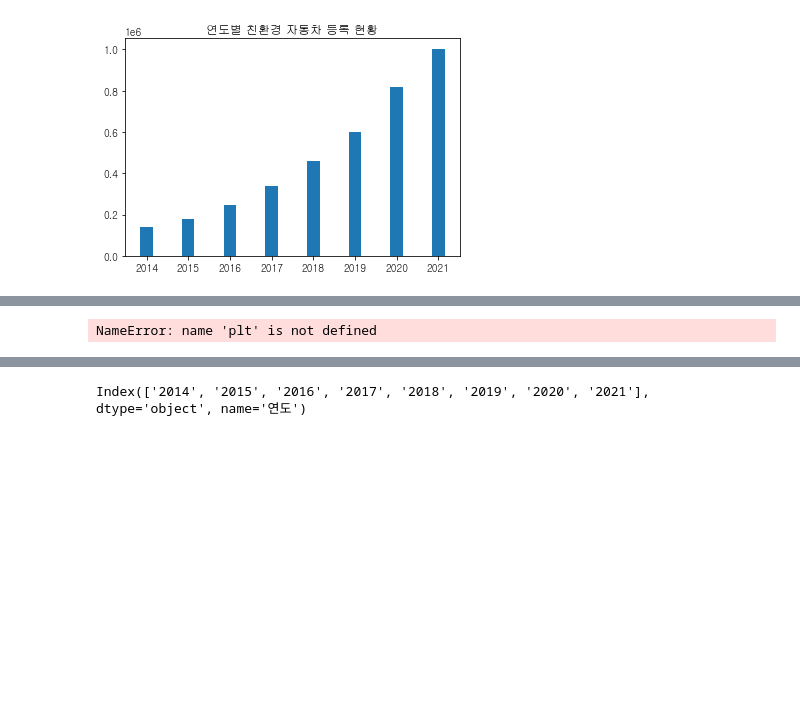
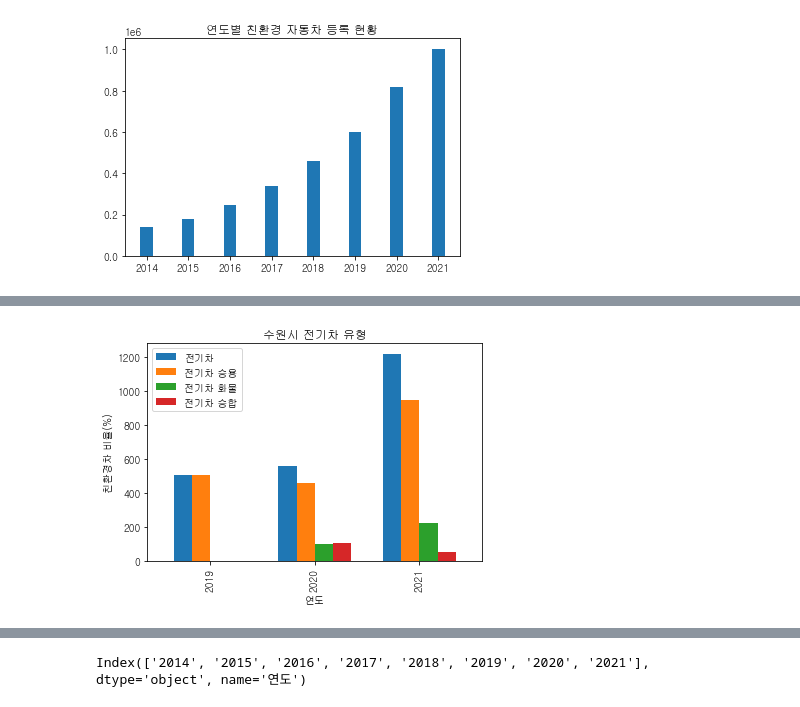
Before and after one commit to kwonkai/juno1412, a Jupyter notebook: 수원 전기차 충전소/data.ipynb, the cells around one changed output, grey strips where cells are left out. Cells and saved outputs as stored; diff of their text form; code cells hidden in the pictures; blank space fills up the shorter version.

```diff
--- a/수원 전기차 충전소/data.ipynb
+++ b/수원 전기차 충전소/data.ipynb
@@ -191,18 +180,0 @@ all_df
-# %%
-label = ['2019', '2020', '2021']
-
-plt.bar(label, suwon1['전기차'])
-for i, v in enumerate(x):
-    plt.text(v, y[i], y[i],
-             fontsize = 9,
-             color='blue',
-             horizontalalignment='center',
-             verticalalignment='bottom')
-
-plt.show()
-plt.title("수원시 전기차 등록 현황")
-plt.xlabel('연도')
-plt.ylabel('전기차')
-plt.show()
-# %% [output]
-NameError: name 'plt' is not defined
@@ -219,0 +181,11 @@ plt.show()
+# %%
+suwon2 = suwon1.drop(['연도', '전기차', '시도', '지역구분'], axis='columns')
+suwon3 = suwon1.drop(['연도','시도', '지역구분'], axis='columns')
+# %%
+suwon3.plot(kind="bar", width=0.7)
+plt.title("수원시 전기차 유형")
+plt.xlabel('연도')
+plt.ylabel('친환경차 비율(%)')
+plt.show()
+# %% [output]
+[figure, added]
```
Also changed, not shown: parts of 8 cells of this notebook, 2 other files.
